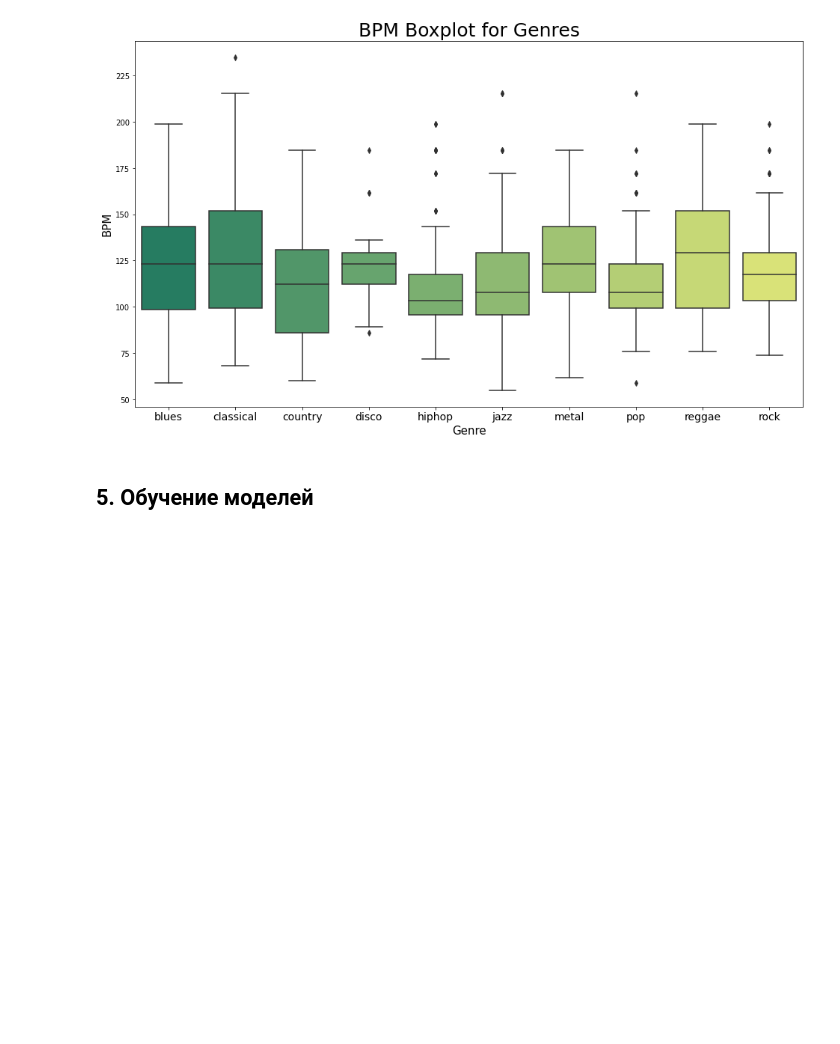
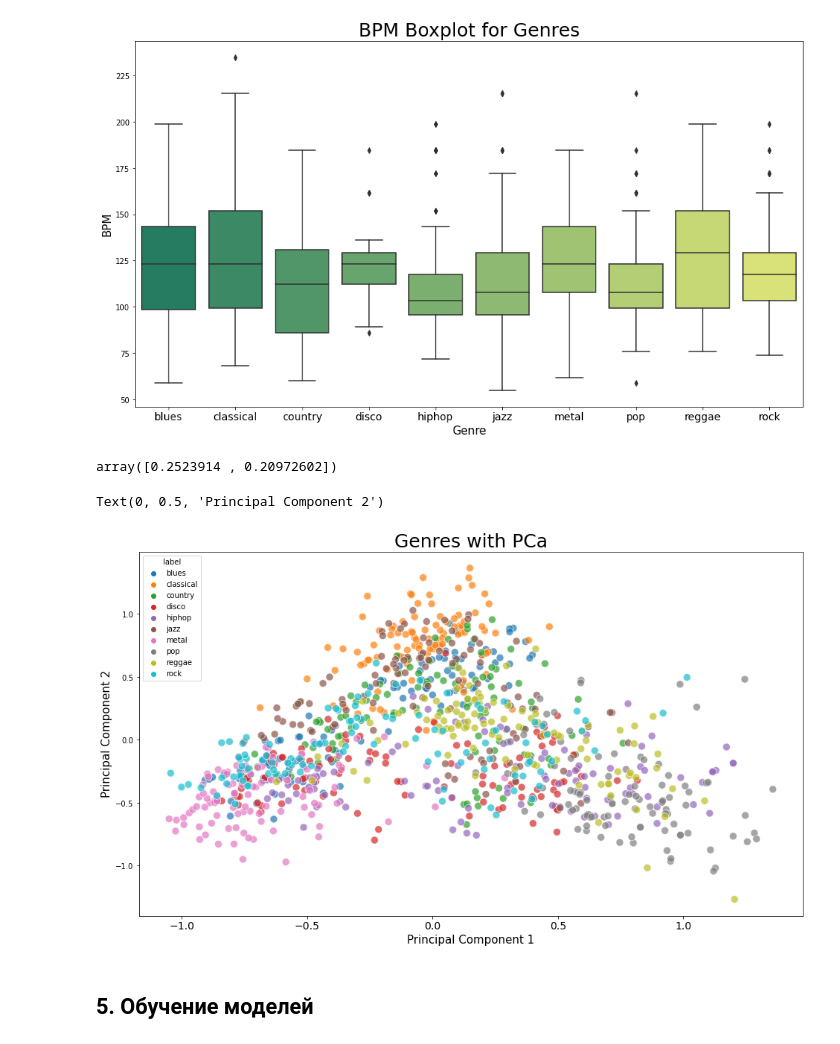
Before and after one commit to AnastasiyaCad/ML_intensive_Neimark, a Jupyter notebook: 1_case/1_case.ipynb, the cells around one changed output. Saved outputs shown, nothing was run; the diff lists cells and outputs as text; code cells hidden in the pictures; blank space fills up the shorter version.

```diff
--- a/1_case/1_case.ipynb
+++ b/1_case/1_case.ipynb
@@ -296,3 +339,35 @@ Text(0, 0.5, 'BPM')
+# %%
+df = dfDataAudio.iloc[0:, 1:]
+y = dfDataAudio['label']
+X = df.loc[:, df.columns != 'label']
+
+cols = X.columns
+scaler = preprocessing.MinMaxScaler()
+np_scaled = scaler.fit_transform(X)
+X = pd.DataFrame(np_scaled, columns = cols)
+
+pca = PCA(n_components=2)
+scaled_df = pca.fit_transform(X)
+df_p = pd.DataFrame(data = scaled_df, columns = ['pca1', 'pca2'])
+
+fdf = pd.concat([df_p, y], axis = 1)
+
+pca.explained_variance_ratio_
+# %% [output]
+array([0.2523914 , 0.20972602])
+# %%
+plt.figure(figsize = (16, 9))
+sns.scatterplot(x = "pca1", y = "pca2", data = fdf, hue = "label", alpha = 0.7,
+               s = 100)
+
+plt.title('Genres with PCa', fontsize = 25)
+plt.xticks(fontsize = 14)
+plt.yticks(fontsize = 10)
+plt.xlabel("Principal Component 1", fontsize = 15)
+plt.ylabel("Principal Component 2", fontsize = 15)
+# %% [output]
+Text(0, 0.5, 'Principal Component 2')
+[figure, added]
 # %% [markdown]
 ## 5. Обучение моделей
 # %% [markdown]
```
Also changed, not shown: parts of 66 cells of this notebook.
